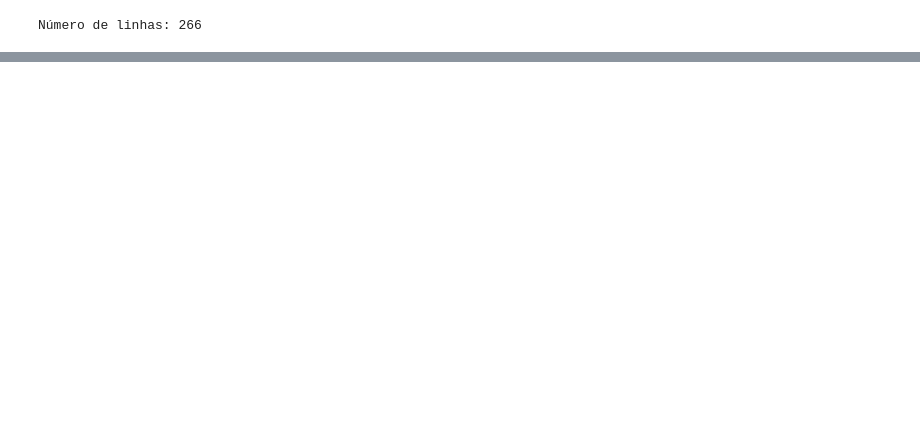
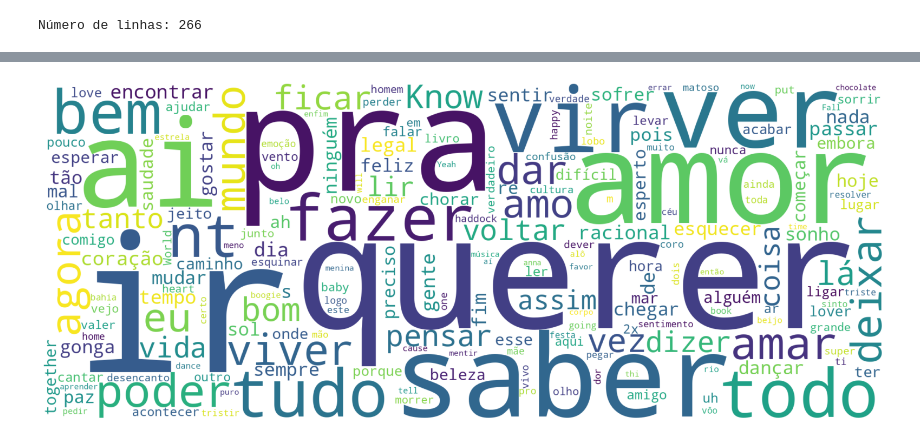
Before and after one commit to ViniciusSodre07/NLP, a Jupyter notebook: scraping_music.ipynb, the cells around one changed output, grey strips where cells are left out. Cells and saved outputs as stored; diff of their text form; code cells hidden in the pictures; blank space fills up the shorter version.

```diff
--- a/scraping_music.ipynb
+++ b/scraping_music.ipynb
@@ -134,0 +237,13 @@ SyntaxError: invalid syntax (<ipython-input-65-605c13190dd9>, line 1)
+# %%
+#Nuvem de palavras
+from wordcloud import wordcloud
+
+texto = " ".join(tokens_agrupados_sem_caracteres)
+wordcloud = wordcloud.WordCloud(background_color="white", width=2000, height=800, collocations=False).generate(texto)
+fig = plt.figure(figsize=(20,10))
+plt.imshow(wordcloud, interpolation="bilinear")
+plt.axis("off")
+fig.savefig("Tim_Maia.png", dpi=fig.dpi)
+plt.show()
+# %% [output]
+[figure, added]
```
Also changed, not shown: parts of 20 cells of this notebook.
